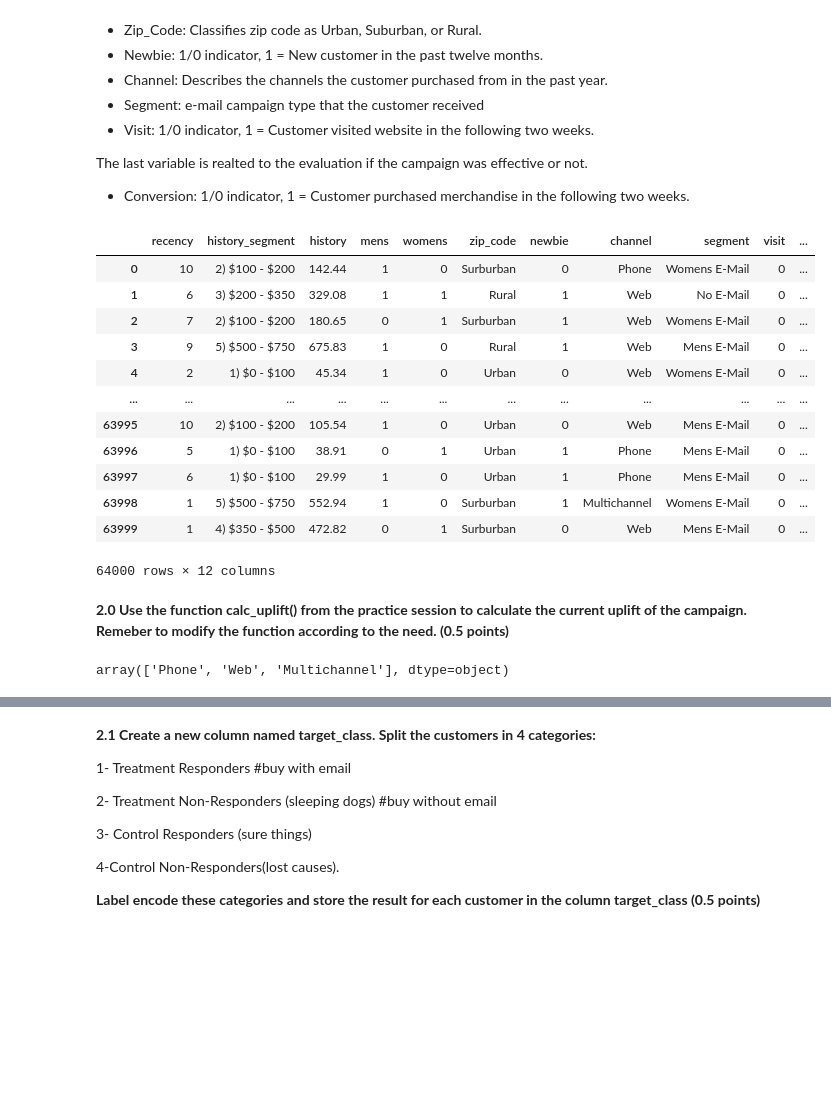
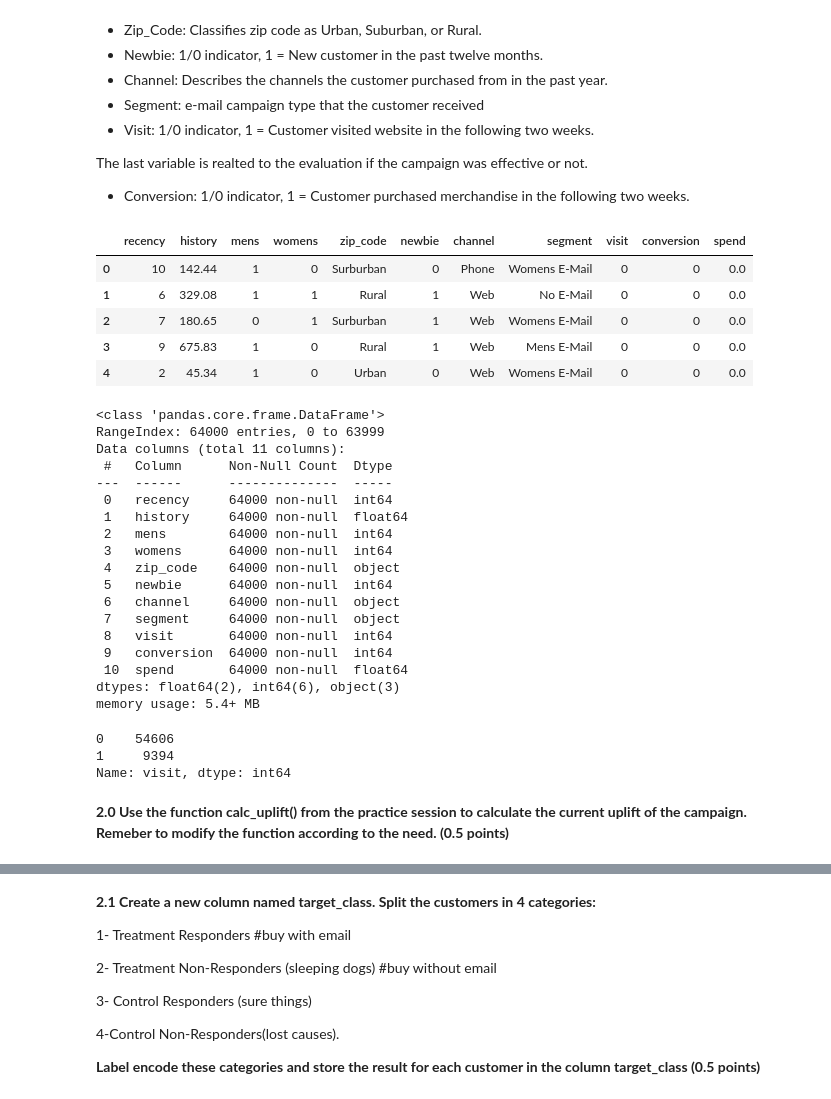
Before and after one commit to enliktjioe/bda2020, a Jupyter notebook: HW5/Homework_05_Enlik_Nga.ipynb, the cells around one changed output, grey strips where cells are left out. Drawn from its saved outputs; the diff is of its cells as text; code cells hidden in the pictures; blank space fills up the shorter version.

```diff
--- a/HW5/Homework_05_Enlik_Nga.ipynb
+++ b/HW5/Homework_05_Enlik_Nga.ipynb
@@ -418,24 +439,43 @@ The last variable is realted to the evaluation if the campaign was effective or
 # %%
 df = pd.read_csv('Kevin_Hillstrom_MineThatData_E-MailAnalytics_DataMiningChallenge_2008.03.20.csv')
-df
+df = df.drop(['history_segment'], axis=1)
+df.head()
 # %% [output]
-|  | recency | history_segment | history | mens | womens | zip_code | newbie | channel | segment | visit | ... |
-| 0 | 10 | 2) $100 - $200 | 142.44 | 1 | 0 | Surburban | 0 | Phone | Womens E-Mail | 0 | ... |
-| 1 | 6 | 3) $200 - $350 | 329.08 | 1 | 1 | Rural | 1 | Web | No E-Mail | 0 | ... |
-| 2 | 7 | 2) $100 - $200 | 180.65 | 0 | 1 | Surburban | 1 | Web | Womens E-Mail | 0 | ... |
-| 3 | 9 | 5) $500 - $750 | 675.83 | 1 | 0 | Rural | 1 | Web | Mens E-Mail | 0 | ... |
-| 4 | 2 | 1) $0 - $100 | 45.34 | 1 | 0 | Urban | 0 | Web | Womens E-Mail | 0 | ... |
-| ... | ... | ... | ... | ... | ... | ... | ... | ... | ... | ... | ... |
-| 63995 | 10 | 2) $100 - $200 | 105.54 | 1 | 0 | Urban | 0 | Web | Mens E-Mail | 0 | ... |
-| 63996 | 5 | 1) $0 - $100 | 38.91 | 0 | 1 | Urban | 1 | Phone | Mens E-Mail | 0 | ... |
-| 63997 | 6 | 1) $0 - $100 | 29.99 | 1 | 0 | Urban | 1 | Phone | Mens E-Mail | 0 | ... |
-| 63998 | 1 | 5) $500 - $750 | 552.94 | 1 | 0 | Surburban | 1 | Multichannel | Womens E-Mail | 0 | ... |
-| 63999 | 1 | 4) $350 - $500 | 472.82 | 0 | 1 | Surburban | 0 | Web | Mens E-Mail | 0 | ... |
+|  | recency | history | mens | womens | zip_code | newbie | channel | segment | visit | conversion | spend |
+| 0 | 10 | 142.44 | 1 | 0 | Surburban | 0 | Phone | Womens E-Mail | 0 | 0 | 0.0 |
+| 1 | 6 | 329.08 | 1 | 1 | Rural | 1 | Web | No E-Mail | 0 | 0 | 0.0 |
+| 2 | 7 | 180.65 | 0 | 1 | Surburban | 1 | Web | Womens E-Mail | 0 | 0 | 0.0 |
+| 3 | 9 | 675.83 | 1 | 0 | Rural | 1 | Web | Mens E-Mail | 0 | 0 | 0.0 |
+| 4 | 2 | 45.34 | 1 | 0 | Urban | 0 | Web | Womens E-Mail | 0 | 0 | 0.0 |
-64000 rows × 12 columns
+# %%
+df.info()
+# %% [output]
+<class 'pandas.core.frame.DataFrame'>
+RangeIndex: 64000 entries, 0 to 63999
+Data columns (total 11 columns):
+ #   Column      Non-Null Count  Dtype
+---  ------      --------------  -----
+ 0   recency     64000 non-null  int64
+ 1   history     64000 non-null  float64
+ 2   mens        64000 non-null  int64
+ 3   womens      64000 non-null  int64
+ 4   zip_code    64000 non-null  object
+ 5   newbie      64000 non-null  int64
+ 6   channel     64000 non-null  object
+ 7   segment     64000 non-null  object
+ 8   visit       64000 non-null  int64
+ 9   conversion  64000 non-null  int64
+ 10  spend       64000 non-null  float64
+dtypes: float64(2), int64(6), object(3)
+memory usage: 5.4+ MB
+# %%
+df.visit.value_counts()
+# %% [output]
+0    54606
+1     9394
+Name: visit, dtype: int64
 # %% [markdown]
 **2.0 Use the function calc_uplift() from the practice session to calculate the current uplift of the campaign. Remeber to modify the function according to the need. (0.5 points)**
 # %%
-df.segment.unique()
-df.channel.unique()
+# df.segment.value_counts()
+# df.channel.value_counts()
-# %% [output]
-array(['Phone', 'Web', 'Multichannel'], dtype=object)
```
Also changed, not shown: parts of 29 cells of this notebook.
